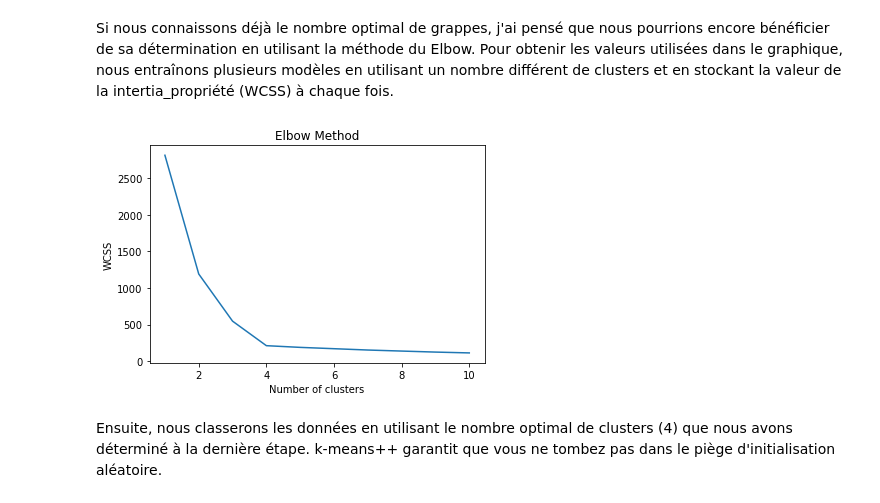
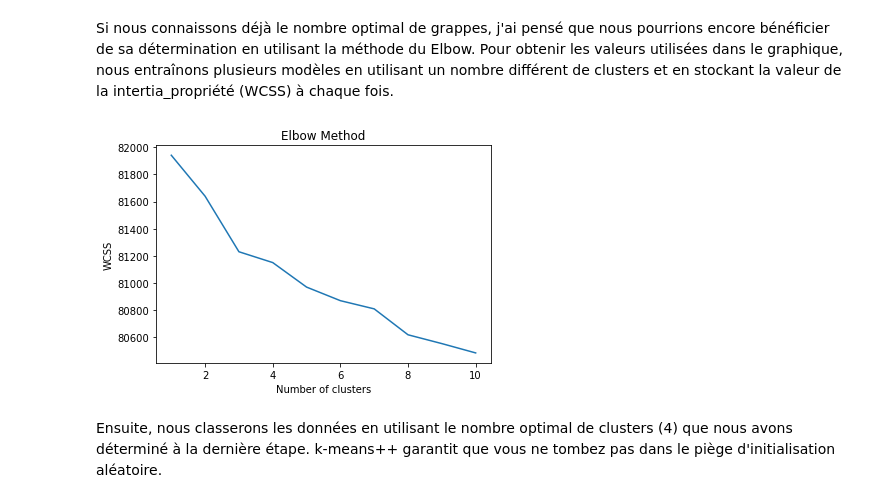
Before and after one commit to inesdai/Projet_twiter, a Jupyter notebook: Classification des Tweets.ipynb, the cells around one changed output. Cells and saved outputs as stored; diff of their text form; code cells hidden in the pictures.

```diff
--- a/Classification des Tweets.ipynb
+++ b/Classification des Tweets.ipynb
@@ -405,5 +405,11 @@ import pandas as pd
 from matplotlib import pyplot as plt
 from sklearn.datasets.samples_generator import make_blobs
 from sklearn.cluster import KMeans
+# %%
+word=[]
+for i in range(0,ines.shape[0]):
+    tab=ines['Tweet'][i]
+    tab1=' '.join(tab)
+    word.append(array)
 # %%
 from sklearn.feature_extraction.text import CountVectorizer
@@ -416,0 +439,15 @@ plt.scatter(v[:,0], v[:,1])
+# %%
+from sklearn.cluster import KMeans
+from sklearn.metrics import silhouette_score
+import logging
+tab = [3,4,5,6,7,8,9,10,11,12,13,14,15,16,17,18,19,20,21,22,23,24,25,26,27,28,29,30]
+a = []
+s = []
+#fit the models, save the evaluation metrics from each run
+for i in tab:
+    #logging.warning('fitting model for {} clusters'.format(i))
+    model = KMeans(n_clusters=i,init='k-means++',max_iter=300,n_init=10,random_state=0)
+    model.fit(countVector)
+    lab = model.labels_
+    s.append(silhouette_score(countVector, lab))
+    a.append(model.inertia_)
@@ -419,15 +478,15 @@ Si nous connaissons déjà le nombre optimal de grappes, j'ai pensé que nous po
 # %%
 wcss = []
 for i in range(1, 11):
     kmeans = KMeans(n_clusters=i, init='k-means++', max_iter=300, n_init=10, random_state=0)
-    kmeans.fit(v)
+    kmeans.fit(countVector)
     wcss.append(kmeans.inertia_)
 plt.plot(range(1, 11), wcss)
 plt.title('Elbow Method')
 plt.xlabel('Number of clusters')
 plt.ylabel('WCSS')
 plt.show()
 # %% [output]
-[figure, old version]
+[figure, new version]
 # %% [markdown]
 Ensuite, nous classerons les données en utilisant le nombre optimal de clusters (4) que nous avons déterminé à la dernière étape. k-means++ garantit que vous ne tombez pas dans le piège d'initialisation aléatoire.
```
Also changed, not shown: parts of 6 cells of this notebook.
